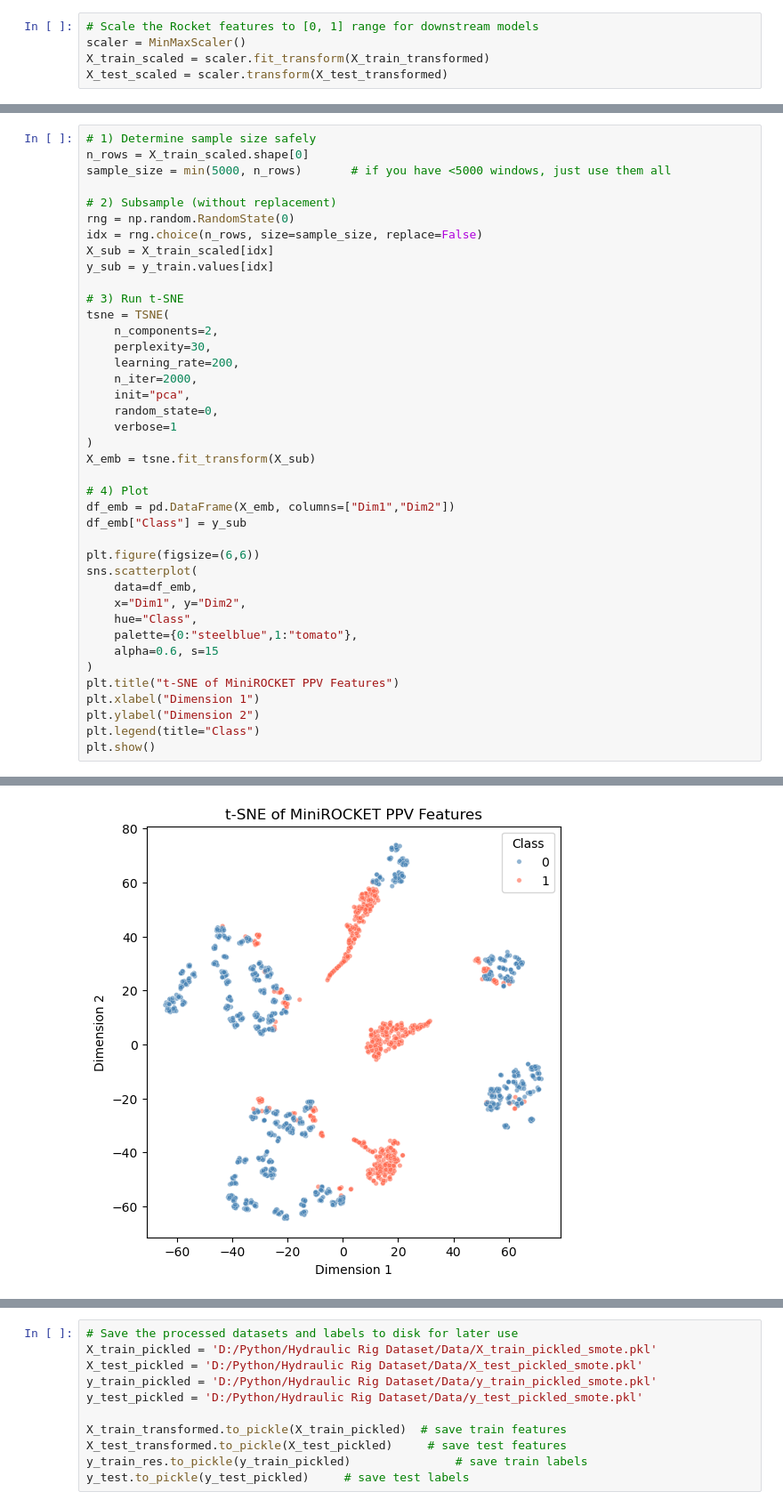
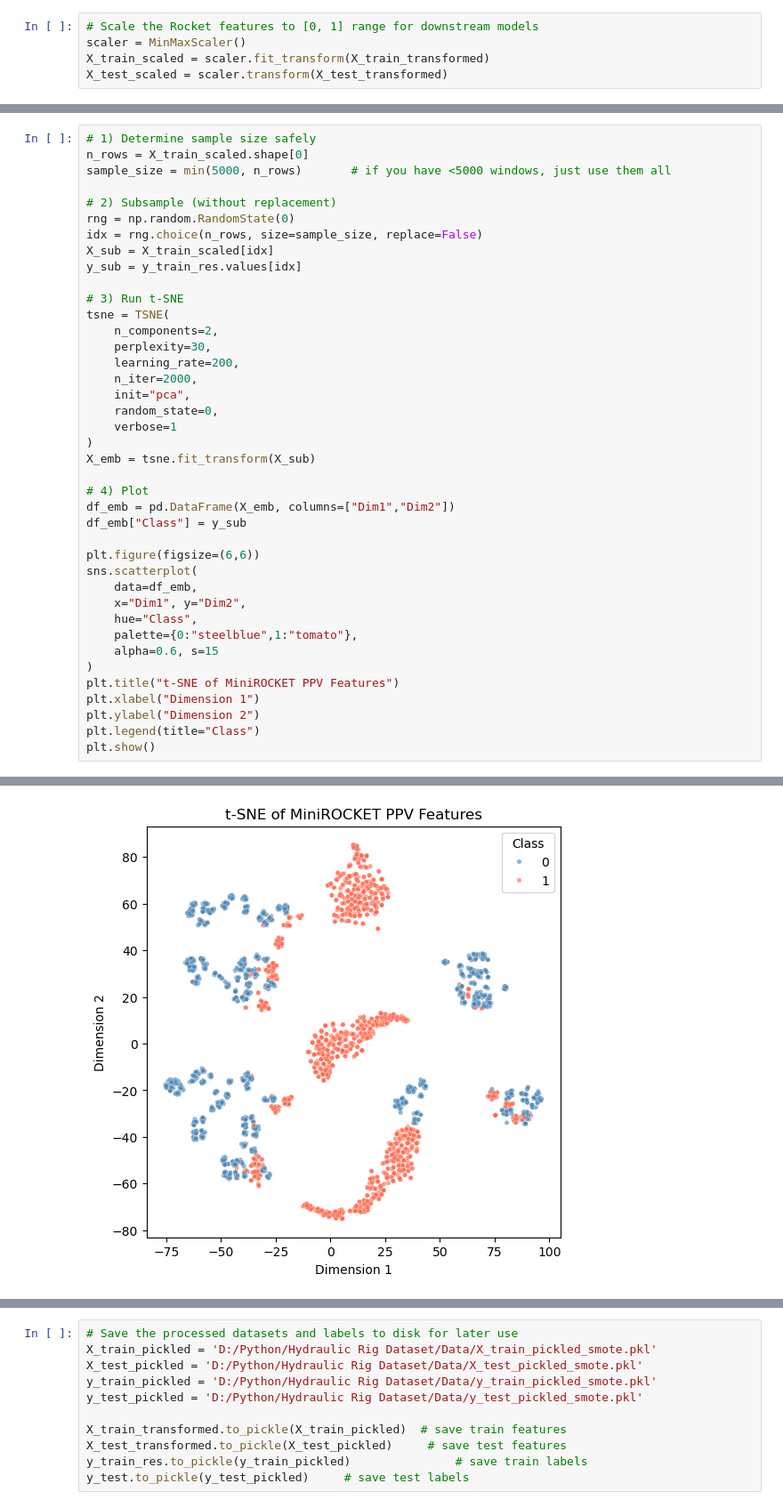
Before and after one commit to JordanGonzoactual/Hydraulic-Dataset, a Jupyter notebook: Data/smote_rocket.ipynb, the cells around one changed output, grey strips where cells are left out. Shown: that part at 89% size. Cells and saved outputs as stored; diff of their text form.

```diff
--- a/Data/smote_rocket.ipynb
+++ b/Data/smote_rocket.ipynb
@@ -144,7 +144,7 @@ sample_size = min(5000, n_rows)       # if you have <5000 windows, just use them
 rng = np.random.RandomState(0)
 idx = rng.choice(n_rows, size=sample_size, replace=False)
 X_sub = X_train_scaled[idx]
-y_sub = y_train.values[idx]
+y_sub = y_train_res.values[idx]
 
 # 3) Run t-SNE
 tsne = TSNE(
@@ -187,4 +188,4 @@ plt.show()
-[figure, old version]
+[figure, new version]
 # %%
 
 # 1) Cluster in t-SNE space ------------------------------------------------
```
Also changed, not shown: parts of 3 cells of this notebook.
